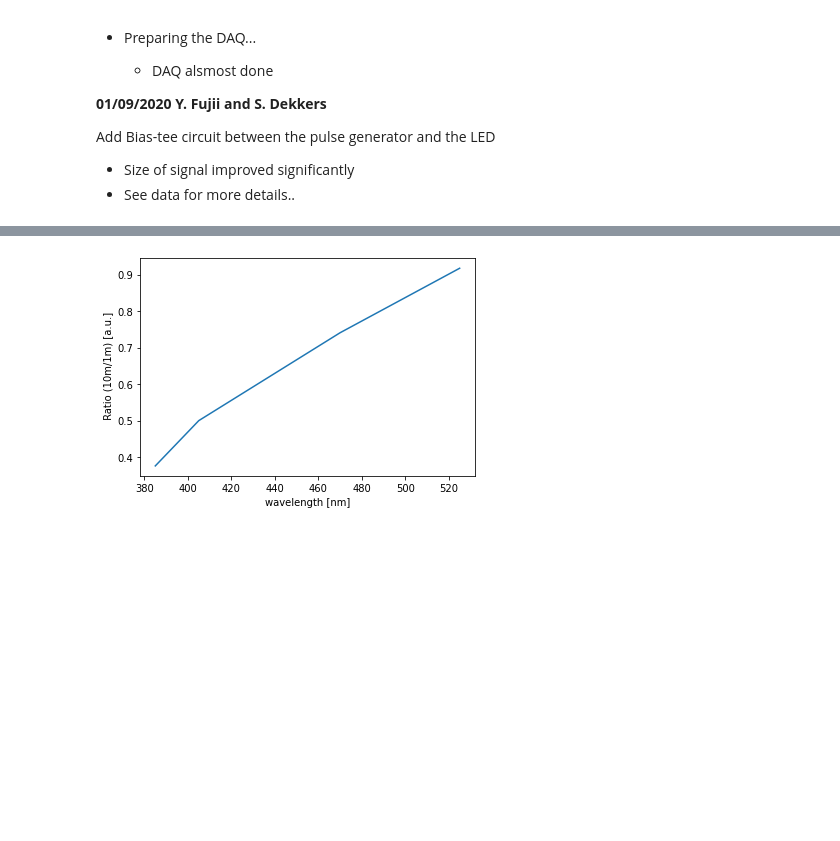
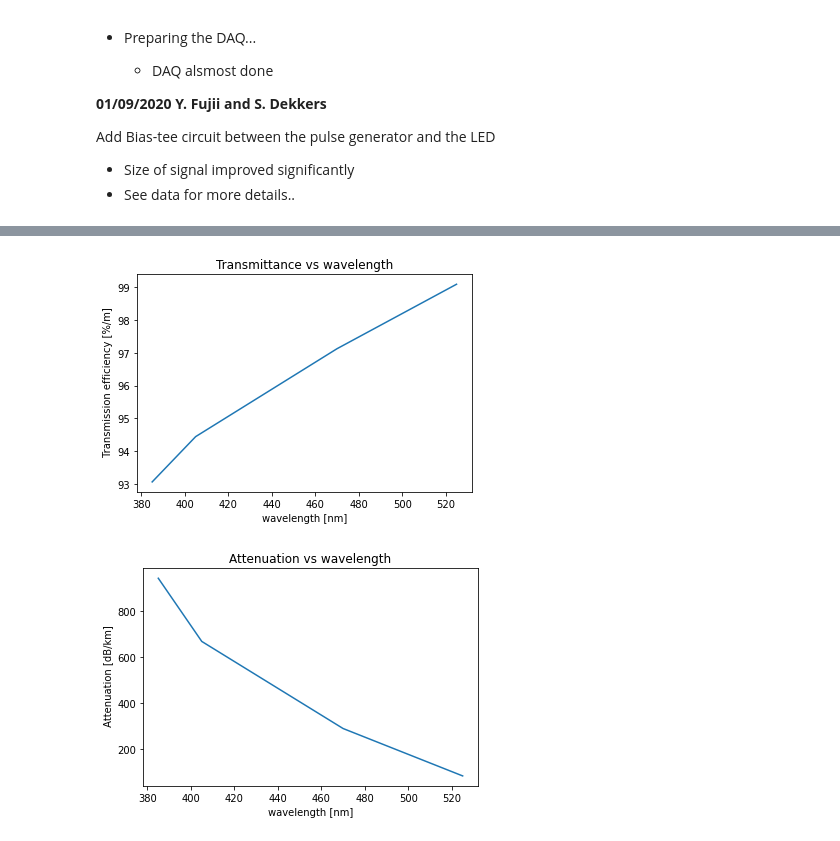
Before and after one commit to yfujii02/work4comet, a Jupyter notebook: LogBookForFibreTest.ipynb, the cells around one changed output, grey strips where cells are left out. Saved outputs shown, nothing was run; the diff lists cells and outputs as text; code cells hidden in the pictures; blank space fills up the shorter version.

Commit message:
Add calculation for the fibre attenuation.

```diff
--- a/LogBookForFibreTest.ipynb
+++ b/LogBookForFibreTest.ipynb
@@ -51,15 +51,26 @@ Place and format of files...
 # %%
 import numpy as np
 import scipy as sc
 import pandas as pd
 import matplotlib.pyplot as plt
 
-ratio=[1./2.66,1./2.00,1./1.35,1./1.09] #
-wvlen=[385,405,470,525]     # nm
+ratio=np.array([1./2.66,1./2.00,1./1.35,1./1.09]) #
+att=-np.log10((ratio))*(1./9.)*1e3*20 # Attenuation [dB/km]
+trans=(1.0-(1.0-ratio)*(1./9.))*100.0 # Transmission efficiency for 1m
+wvlen=np.array([385,405,470,525])     # nm
 
-plt.plot(wvlen,ratio)
+
+plt.plot(wvlen,trans)
+plt.title('Transmittance vs wavelength')
 plt.xlabel('wavelength [nm]')
-plt.ylabel(' Ratio (10m/1m) [a.u.]')
+plt.ylabel(' Transmission efficiency [%/m]')
 plt.show()
+
+plt.plot(wvlen,att)
+plt.title('Attenuation vs wavelength')
+plt.xlabel('wavelength [nm]')
+plt.ylabel(' Attenuation [dB/km]')
+plt.show()
 # %% [output]
-[figure, old version]
+[figure, new version]
+[figure, added]
```
